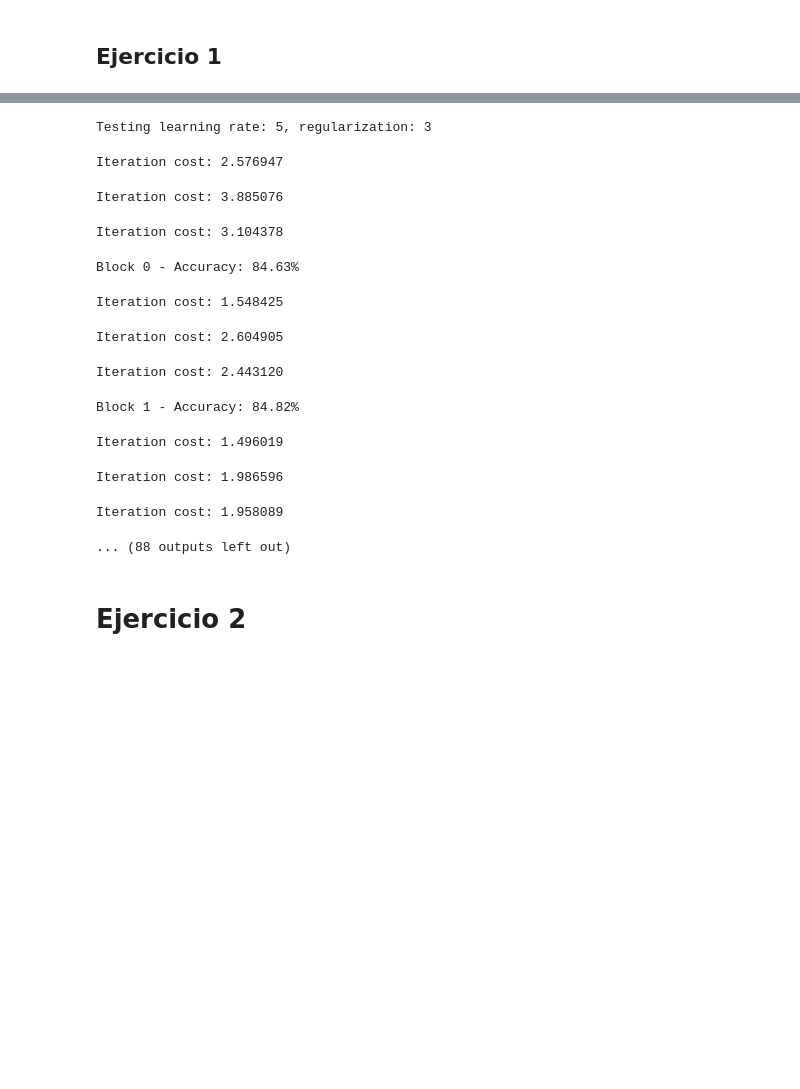
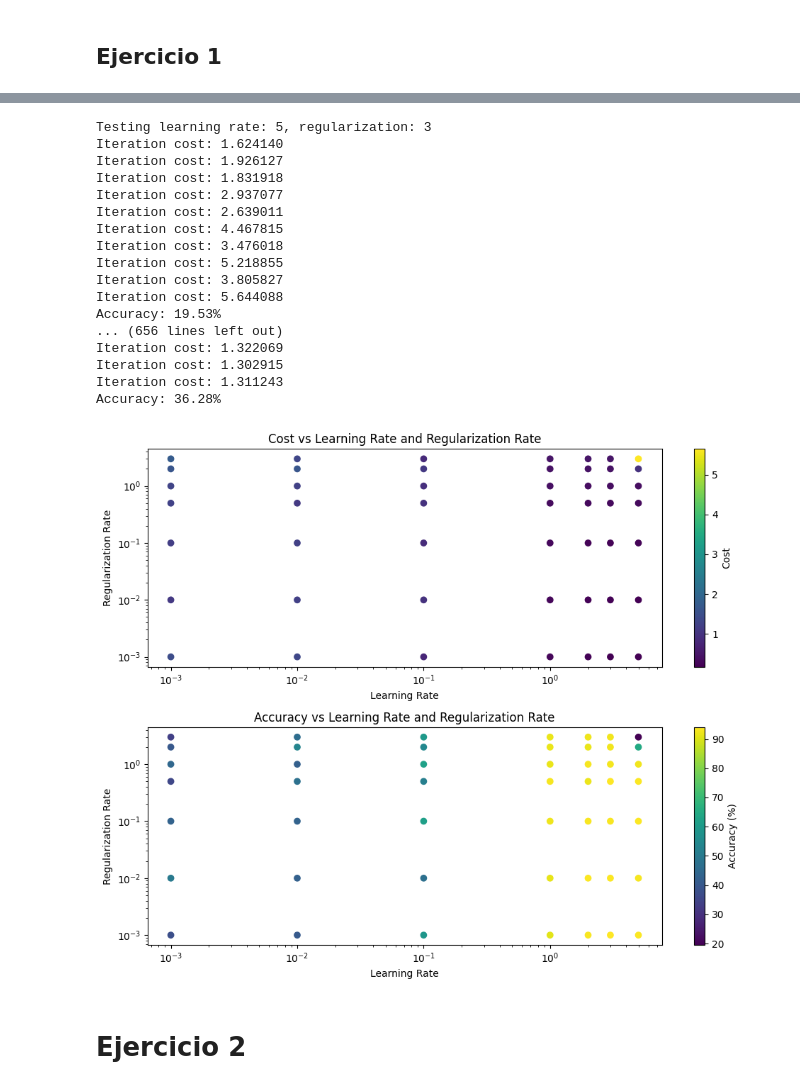
Before and after one commit to Jarturog/spark-botnet-classifier, a Jupyter notebook: Parte 3.ipynb, the cells around one changed output, grey strips where cells are left out. Drawn from its saved outputs; the diff is of its cells as text; code cells hidden in the pictures; blank space fills up the shorter version.

```diff
--- a/Parte 3.ipynb
+++ b/Parte 3.ipynb
@@ -488,23 +526,28 @@ Iteration cost: 0.495418
 # %%
-mixed_regressor = Regressor(iterations=3, learning_rate=None, lambda_reg=None, print_cost=True, cache_config=no_cache_config)
+mixed_regressor = Regressor(iterations=10, learning_rate=None, lambda_reg=None, print_cost=True, cache_config=no_cache_config)
 
 hyper_search_mix = HyperparameterSearch(learningRates, regularizaciones)
-hyper_search_mix.run_mixed_search(mixed_regressor, path, num_blocks_cv)
+hyper_search_mix.run_mixed_search(mixed_regressor, path)
 hyper_search_mix.plot_mix_results()
 # %% [output]
 Testing learning rate: 5, regularization: 3
+Iteration cost: 1.624140
+Iteration cost: 1.926127
+Iteration cost: 1.831918
+Iteration cost: 2.937077
+Iteration cost: 2.639011
+Iteration cost: 4.467815
+Iteration cost: 3.476018
+Iteration cost: 5.218855
+Iteration cost: 3.805827
+Iteration cost: 5.644088
+Accuracy: 19.53%
+... (656 lines left out)
+Iteration cost: 1.322069
+Iteration cost: 1.302915
+Iteration cost: 1.311243
+Accuracy: 36.28%
-Iteration cost: 2.576947
-Iteration cost: 3.885076
-Iteration cost: 3.104378
-Block 0 - Accuracy: 84.63%
-Iteration cost: 1.548425
-Iteration cost: 2.604905
-Iteration cost: 2.443120
-Block 1 - Accuracy: 84.82%
-Iteration cost: 1.496019
-Iteration cost: 1.986596
-Iteration cost: 1.958089
-... (88 outputs left out)
+[figure, added]
 # %% [markdown]
 # Ejercicio 2
 # %%
```
Also changed, not shown: parts of 15 cells of this notebook.
